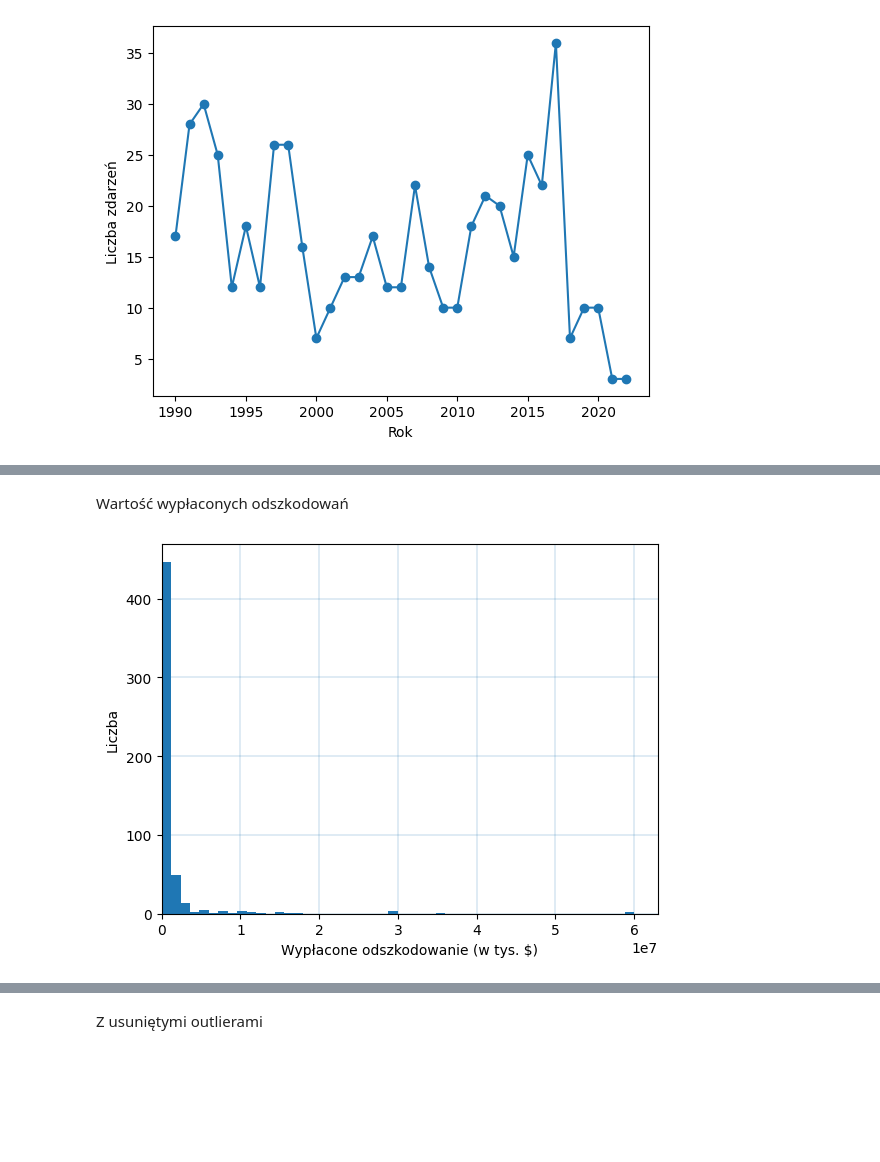
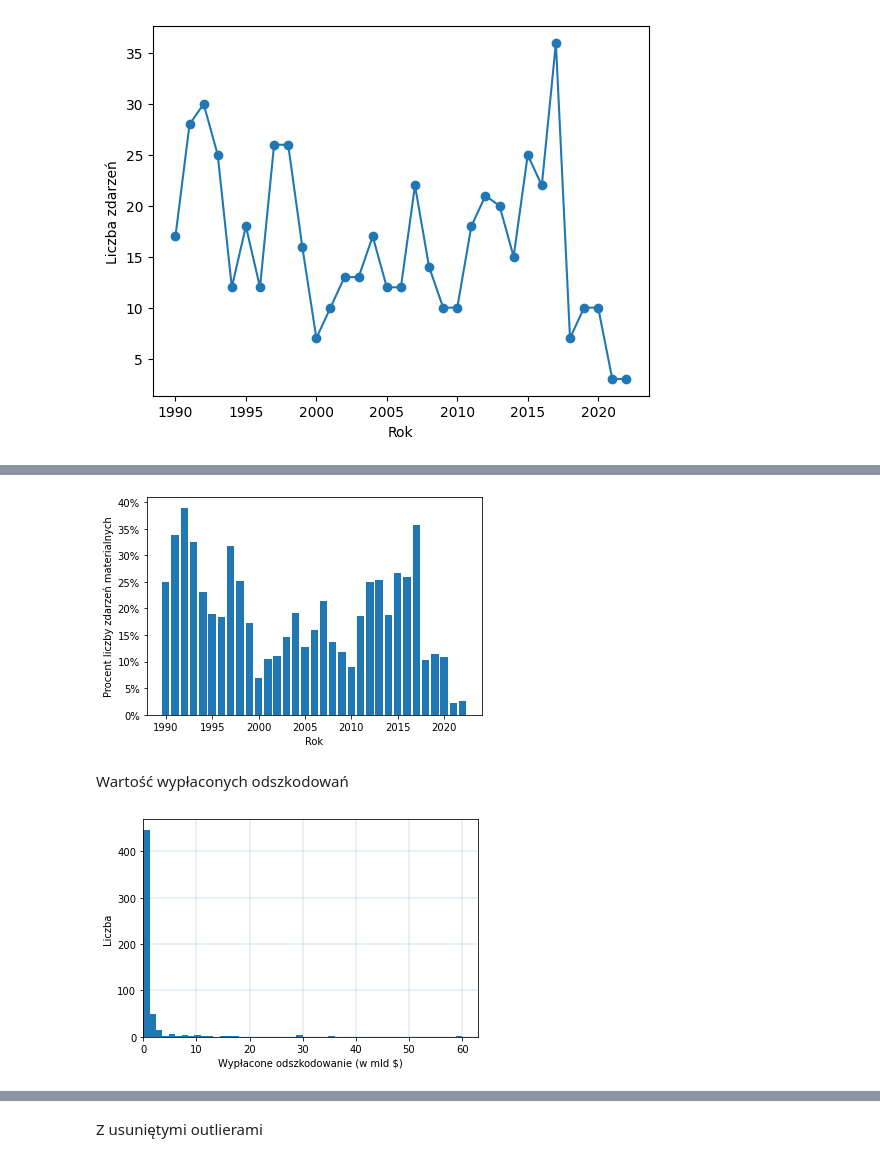
Before and after one commit to ndzadz/mgr, a Jupyter notebook: DataPreparation.ipynb, the cells around one changed output, grey strips where cells are left out. Cells and saved outputs as stored; diff of their text form; code cells hidden in the pictures; blank space fills up the shorter version.

```diff
--- a/DataPreparation.ipynb
+++ b/DataPreparation.ipynb
@@ -84,14 +99,23 @@ plt.show()
+# %%
+plt.bar(data.groupby("Year").count()["Dis No"].index,data[data['Insured Damages (\'000 US$)'].isna()==0].groupby("Year").count()["Dis No"]/data.groupby("Year").count()["Dis No"])
+plt.xlabel("Rok")
+plt.ylabel("Procent liczby zdarzeń materialnych")
+plt.gca().set_yticklabels([f'{x:.0%}' for x in plt.gca().get_yticks()])
+plt.savefig("C:\\Users\\ndzad\\Dropbox\\MINI\\Magisterka\\repo\\mgr\\Rysunki\\no_percent.pdf")
+plt.show()
+# %% [output]
+[figure, added]
 # %% [markdown]
 Wartość wypłaconych odszkodowań
 # %%
-plt.hist(data[data['Insured Damages (\'000 US$)'].isna()==0]['Insured Damages (\'000 US$)'],bins=50)
-plt.xlabel("Wypłacone odszkodowanie (w tys. $)")
+plt.hist(data[data['Insured Damages (\'000 US$)'].isna()==0]['Insured Damages (\'000 US$)']/1e6,bins=50)
+plt.xlabel("Wypłacone odszkodowanie (w mld $)")
 plt.ylabel("Liczba")
 plt.grid(color='C0', linestyle='-', linewidth=0.2)
 ax = plt.gca()
 ax.set_xlim(left=0)
 #ax.set_yticks(np.linspace(1,11,num=11))
-#plt.savefig("C:\\Users\\ndzad\\Dropbox\\MINI\\Magisterka\\repo\\mgr\\Rysunki\\exp_tot_dam.pdf")
+plt.savefig("C:\\Users\\ndzad\\Dropbox\\MINI\\Magisterka\\repo\\mgr\\Rysunki\\exp_tot_dam.pdf")
 plt.show()
 # %% [output]
-[figure, old version]
+[figure, new version]
```
Also changed, not shown: parts of 7 cells of this notebook, 15 other files.
